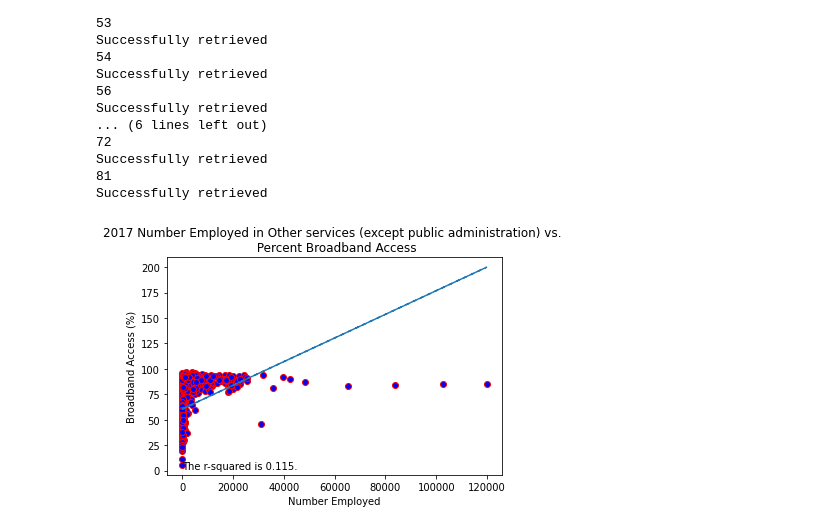
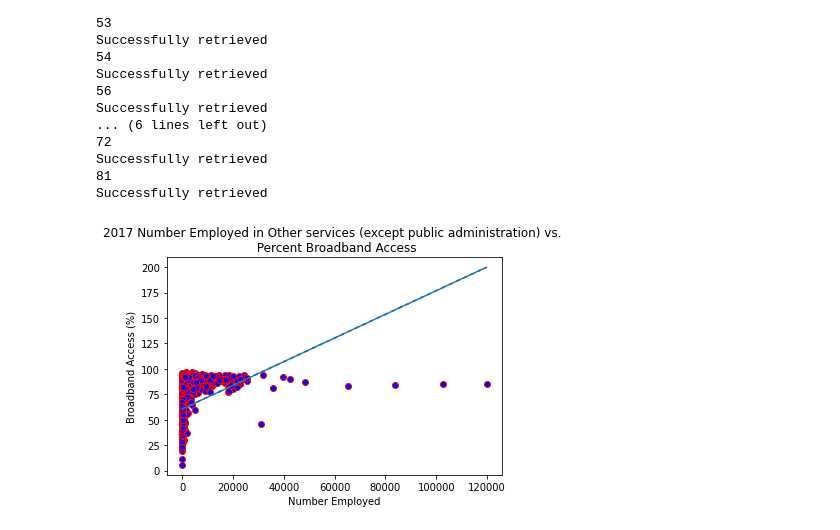
Before and after one commit to Falcon-d/Project-1-Broadband-Access, a Jupyter notebook: Economic Census.ipynb, the cells around one changed output. Drawn from its saved outputs; the diff is of its cells as text; code cells hidden in the pictures.

Commit message:
standardized r and r-squared outputs

```diff
--- a/Economic Census.ipynb
+++ b/Economic Census.ipynb
@@ -177,34 +177,42 @@ Successfully retrieved
 Successfully retrieved
 # %%
 # This section runs a linear regression for all NAICS labels and broadband access
+
+# Empty arrays for r-squared and r-values are initialized
+r_squared = []
+r_values = []
+
 
 # for loop looping through all paths created in previous steps analyzes all files based upon number employed vs broadband access
 #    for a specific NAICS label.
 for path in NAICS_2017_csv_paths_df["Paths"]:
 
     # Clears figure so plots do not superimpose
     plt.clf()
 
     # Dataframe for relevant label is made
     label_df = pd.read_csv(path)
 
     # Lists for x and y values are defined
     x = label_df['Number Employed']
     y = label_df['Broadband (%)']
 
     # Linear regression is run
     label_slope, label_int, label_r, p, std_err = stats.linregress(x ,y)
     label_fit = label_slope * x + label_int
 
     # Plot is crafted and labeled then linear regression and r-squared are superimposed
     plt.scatter(x ,y , marker="o", facecolors="blue", edgecolors="red")
     plt.title(f'{label_df["Year"].min()} Number Employed in {label_df["NAICS2017 Label"].min()} vs. \n Percent Broadband Access')
     plt.xlabel("Number Employed")
     plt.ylabel("Broadband Access (%)")
     plt.plot(x , label_fit,"--")
-    plt.text(0,1.2,f'The r-squared is {round(label_r**2,3)}.')
+
+    # Values for r-squared and r-values are appended to the relevant array
+    r_squared.append(f'The r-squared for {label_df["NAICS2017 Label"].min()} is {round(label_r**2,3)}.')
+    r_values.append(f'The r-value for {label_df["NAICS2017 Label"].min()} is {round(label_r,3)}.')
 
     # plot is output and saved as a png
     plt.savefig(f'output_charts/{label_df["Year"].min()}_NAICS_{label_df["NAICS2017 Label"].min()}_lin_regress.png',format='png')
 # %% [output]
-[figure, old version]
+[figure, new version]
```
Also changed, not shown: parts of 5 cells of this notebook, 1 other file.
